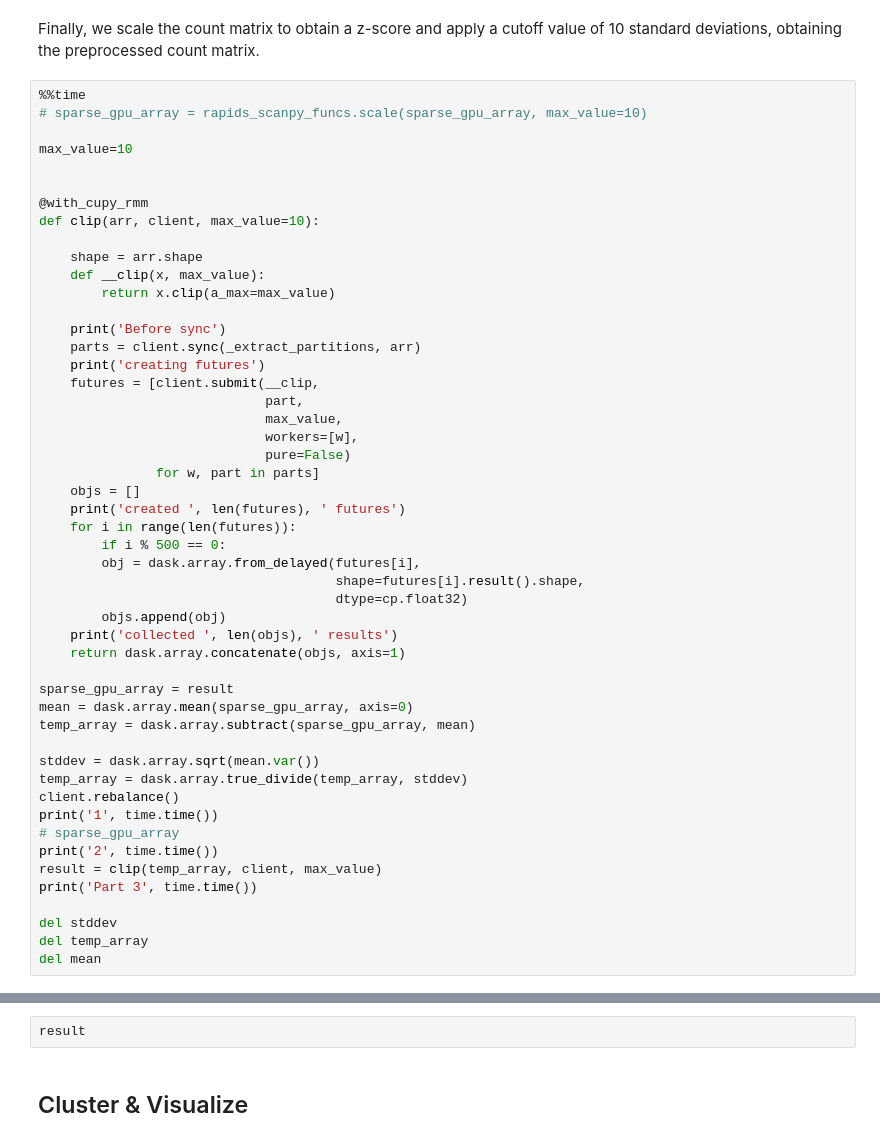
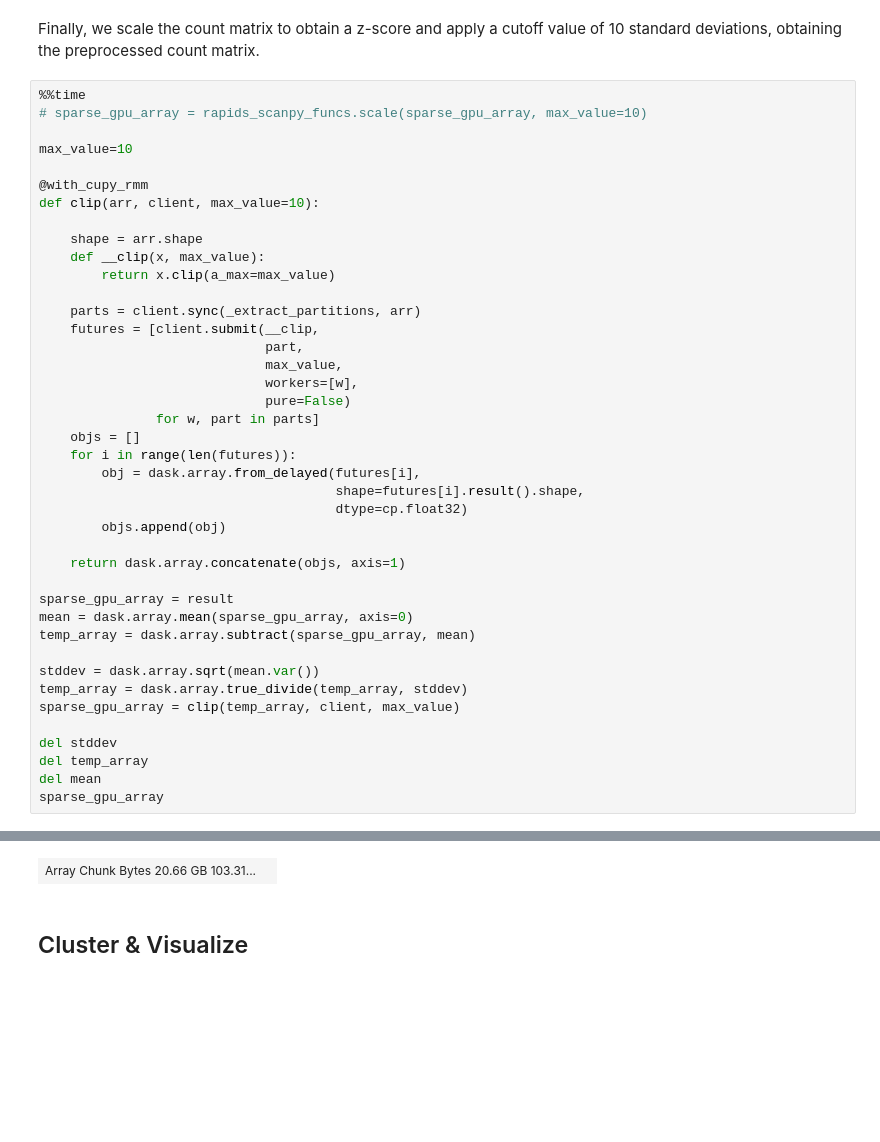
Before and after one commit to NVIDIA-Genomics-Research/rapids-single-cell-examples, a Jupyter notebook: notebooks/1M_brain_gpu_analysis_multigpu-2.ipynb, the cells around one changed output, grey strips where cells are left out. Saved outputs shown, nothing was run; the diff lists cells and outputs as text; blank space fills up the shorter version.

```diff
--- a/notebooks/1M_brain_gpu_analysis_multigpu-2.ipynb
+++ b/notebooks/1M_brain_gpu_analysis_multigpu-2.ipynb
@@ -724,7 +672,6 @@ Finally, we scale the count matrix to obtain a z-score and apply a cutoff value
 # sparse_gpu_array = rapids_scanpy_funcs.scale(sparse_gpu_array, max_value=10)
 
 max_value=10
-
 
 @with_cupy_rmm
 def clip(arr, client, max_value=10):
@@ -733,9 +680,7 @@ def clip(arr, client, max_value=10):
     def __clip(x, max_value):
         return x.clip(a_max=max_value)
 
-    print('Before sync')
     parts = client.sync(_extract_partitions, arr)
-    print('creating futures')
     futures = [client.submit(__clip,
                              part,
                              max_value,
@@ -743,14 +688,12 @@ def clip(arr, client, max_value=10):
                              pure=False)
                for w, part in parts]
     objs = []
-    print('created ', len(futures), ' futures')
     for i in range(len(futures)):
-        if i % 500 == 0:
         obj = dask.array.from_delayed(futures[i],
                                       shape=futures[i].result().shape,
                                       dtype=cp.float32)
         objs.append(obj)
-    print('collected ', len(objs), ' results')
+
     return dask.array.concatenate(objs, axis=1)
 
 sparse_gpu_array = result
@@ -759,14 +702,10 @@ temp_array = dask.array.subtract(sparse_gpu_array, mean)
 
 stddev = dask.array.sqrt(mean.var())
 temp_array = dask.array.true_divide(temp_array, stddev)
-client.rebalance()
-print('1', time.time())
-# sparse_gpu_array
-print('2', time.time())
-result = clip(temp_array, client, max_value)
-print('Part 3', time.time())
+sparse_gpu_array = clip(temp_array, client, max_value)
 
 del stddev
 del temp_array
 del mean
+sparse_gpu_array
 # %% [output]
@@ -790,5 +714,4 @@ Wall time: 6min 9s
+| Array Chunk Bytes 20.66 GB 103.31... |  |
-# %%
-result
 # %% [markdown]
 ## Cluster & Visualize
 # %% [markdown]
```
Also changed, not shown: parts of 29 cells of this notebook.
